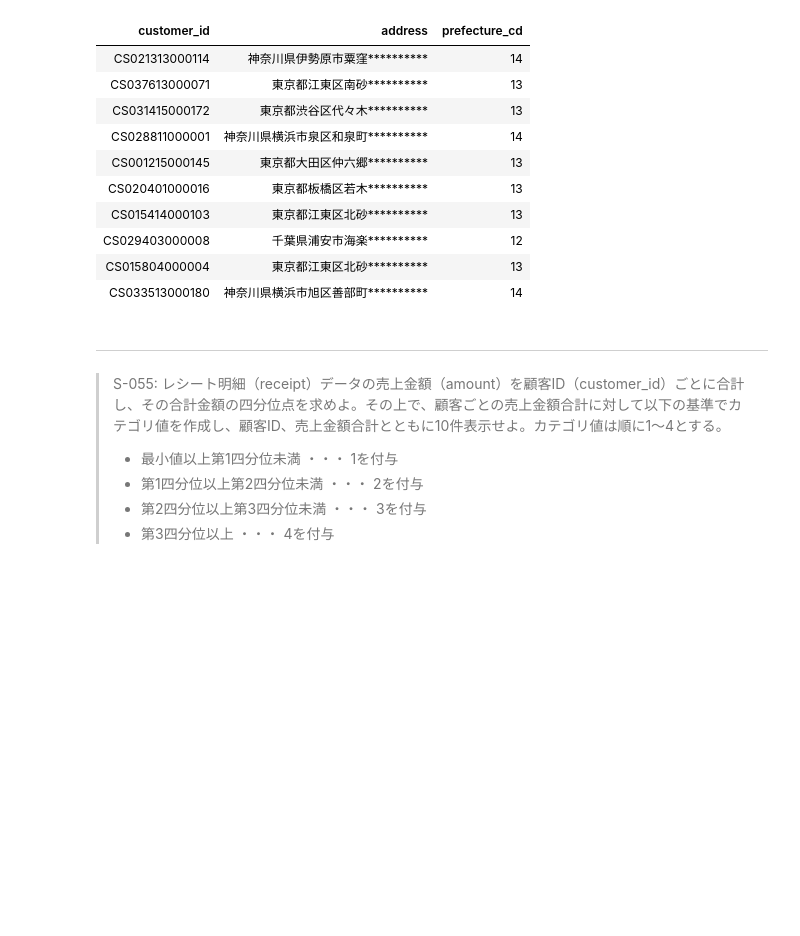
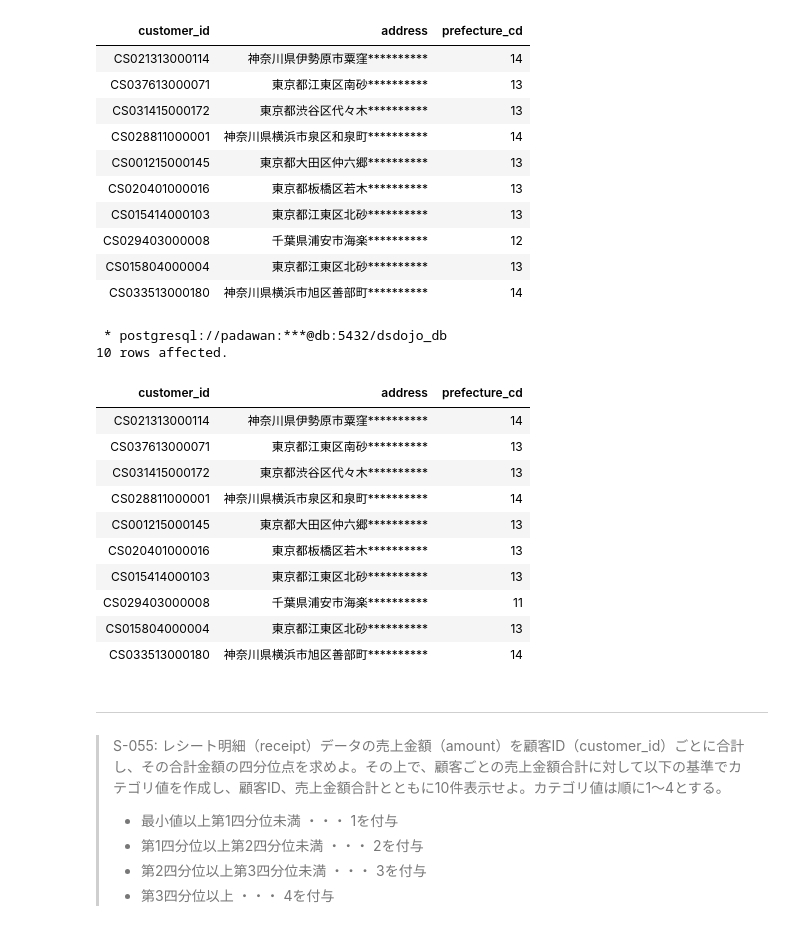
Before and after one commit to KJR020/100knocks-preprocess, a Jupyter notebook: docker/work/preprocess_knock_SQL.ipynb, the cells around one changed output. Drawn from its saved outputs; the diff is of its cells as text; code cells hidden in the pictures; blank space fills up the shorter version.

```diff
--- a/docker/work/preprocess_knock_SQL.ipynb
+++ b/docker/work/preprocess_knock_SQL.ipynb
@@ -1694,6 +1694,36 @@ LIMIT 10
 | CS029403000008 | 千葉県浦安市海楽********** | 12 |
 | CS015804000004 | 東京都江東区北砂********** | 13 |
 | CS033513000180 | 神奈川県横浜市旭区善部町********** | 14 |
+# %%
+%%sql
+
+SELECT
+    customer_id,
+    address,
+    CASE
+        WHEN address LIKE '千葉県%' THEN '11'
+        WHEN address LIKE '埼玉県%' THEN '12'
+        WHEN address LIKE '東京都%' THEN '13'
+        WHEN address LIKE '神奈川県%' THEN '14'
+    END AS prefecture_cd
+FROM
+    customer
+LIMIT 10
+;
+# %% [output]
+ * postgresql://padawan:***@db:5432/dsdojo_db
+10 rows affected.
+| customer_id | address | prefecture_cd |
+| CS021313000114 | 神奈川県伊勢原市粟窪********** | 14 |
+| CS037613000071 | 東京都江東区南砂********** | 13 |
+| CS031415000172 | 東京都渋谷区代々木********** | 13 |
+| CS028811000001 | 神奈川県横浜市泉区和泉町********** | 14 |
+| CS001215000145 | 東京都大田区仲六郷********** | 13 |
+| CS020401000016 | 東京都板橋区若木********** | 13 |
+| CS015414000103 | 東京都江東区北砂********** | 13 |
+| CS029403000008 | 千葉県浦安市海楽********** | 11 |
+| CS015804000004 | 東京都江東区北砂********** | 13 |
+| CS033513000180 | 神奈川県横浜市旭区善部町********** | 14 |
 # %% [markdown]
 ---
 > S-055: レシート明細（receipt）データの売上金額（amount）を顧客ID（customer_id）ごとに合計し、その合計金額の四分位点を求めよ。その上で、顧客ごとの売上金額合計に対して以下の基準でカテゴリ値を作成し、顧客ID、売上金額合計とともに10件表示せよ。カテゴリ値は順に1〜4とする。
```
